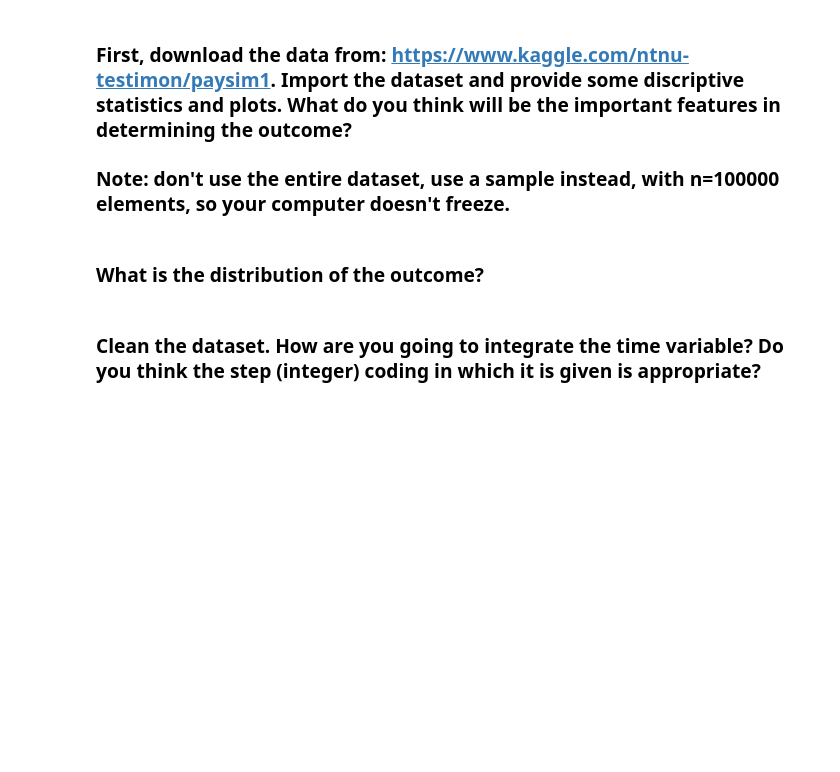
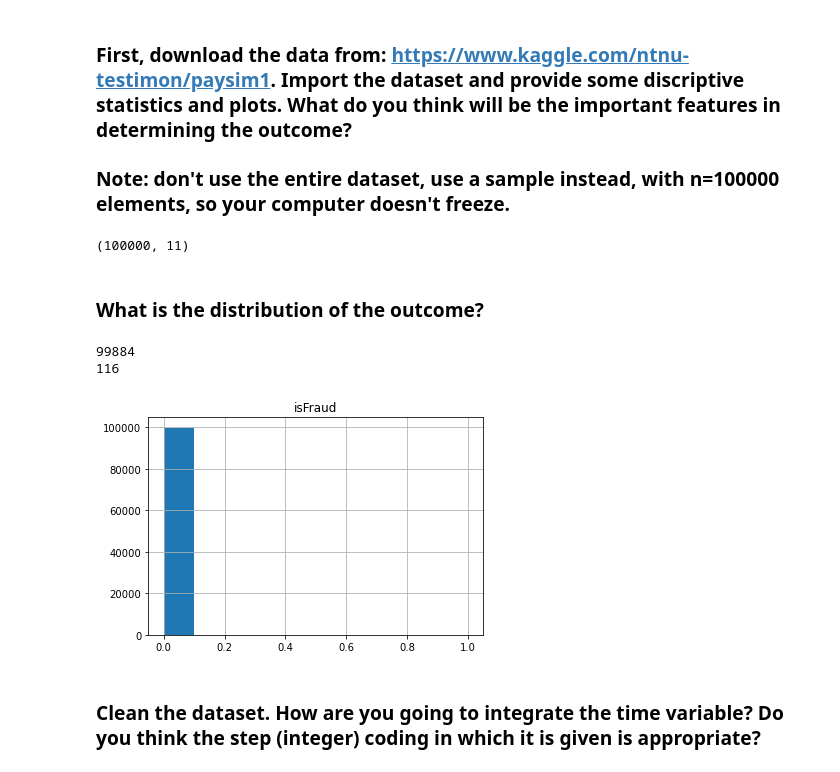
Before and after one commit to ta-data-lis/lab-imbalance, a Jupyter notebook: your-code/lab_imbalance.ipynb, the cells around one changed output. Drawn from its saved outputs; the diff is of its cells as text; code cells hidden in the pictures; blank space fills up the shorter version.

```diff
--- a/your-code/lab_imbalance.ipynb
+++ b/your-code/lab_imbalance.ipynb
@@ -14,2 +12,18 @@ Like we disussed in class, when we have noisy data, if we are not careful, we ca
+# %%
+# Your code here
+import pandas as pd
+import random
+
+# import random 100000 records from dataset
+filename = 'PS_20174392719_1491204439457_log.csv'
+# num_lines = sum(1 for l in open(f))
+# size = 100001
+# skip_idx = random.sample(range(1, num_lines), num_lines - size)
+# skip_idx
+# df = pd.read_csv(filename, skiprows=skip_idx)
+df = pd.read_csv(filename, nrows=100000)
+df.shape
+# %% [output]
+(100000, 11)
 # %% [markdown]
 ### What is the distribution of the outcome?
@@ -18,2 +30,19 @@ Like we disussed in class, when we have noisy data, if we are not careful, we ca
+# %%
+# Your response here
+# isFraud - This is the transactions made by the fraudulent agents inside the simulation.
+#  In this specific dataset the fraudulent behavior of the agents aims to profit by taking control or
+#  customers accounts and try to empty the funds by transferring to another account and then cashing out
+#  of the system.
+# isFlaggedFraud - The business model aims to control massive transfers from one account to another
+#  and flags illegal attempts. An illegal attempt in this dataset is an attempt to transfer more than
+#  200.000 in a single transaction. DON'T USE THIS ONE ...
+
+df.hist('isFraud')
+print(len(df[df['isFraud'] == 0]))
+print(len(df[df['isFraud'] == 1]))
+# %% [output]
+99884
+116
+[figure, added]
 # %% [markdown]
 ### Clean the dataset. How are you going to integrate the time variable? Do you think the step (integer) coding in which it is given is appropriate?
```
Also changed, not shown: parts of 10 cells of this notebook, 1 other file.
